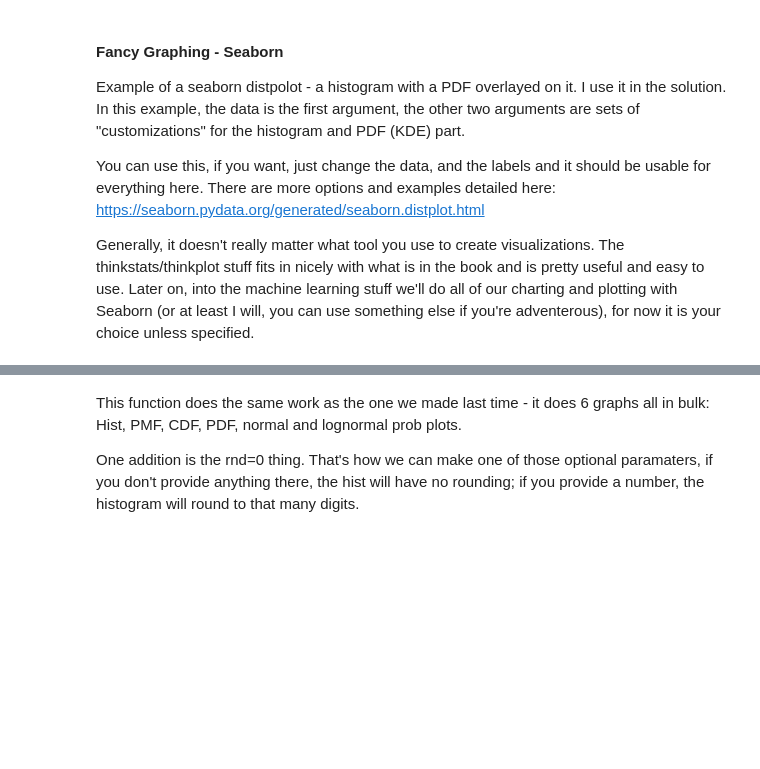
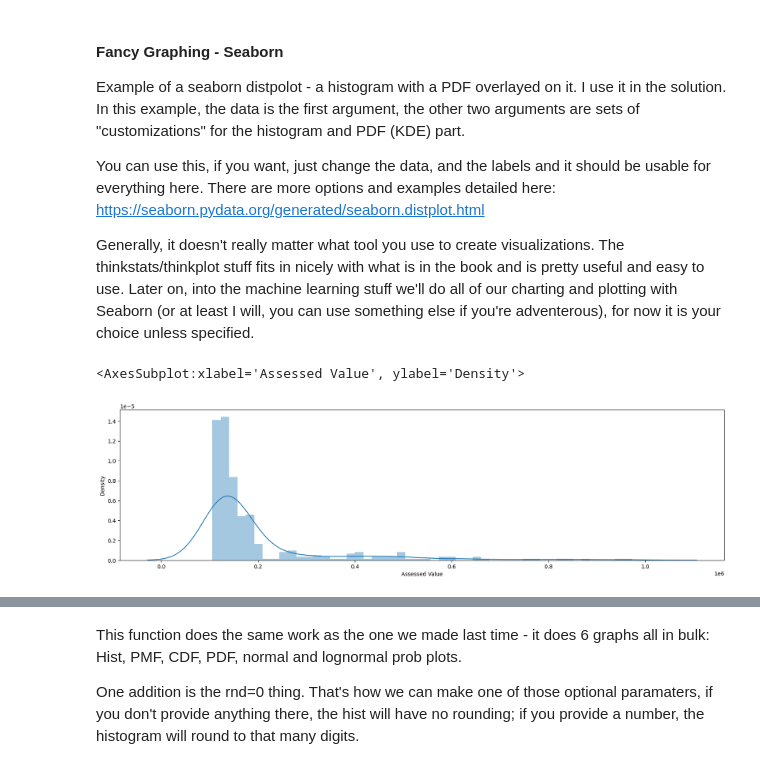
Before and after one commit to twelsah2011/Basic_Stats_in_Python_Student_Workbooks, a Jupyter notebook: 005_Var_EDA_Example_sol.ipynb, the cells around one changed output, grey strips where cells are left out. Saved outputs shown, nothing was run; the diff lists cells and outputs as text; code cells hidden in the pictures; blank space fills up the shorter version.

```diff
--- a/005_Var_EDA_Example_sol.ipynb
+++ b/005_Var_EDA_Example_sol.ipynb
@@ -35,4 +68,11 @@ You can use this, if you want, just change the data, and the labels and it shoul
 There are more options and examples detailed here: https://seaborn.pydata.org/generated/seaborn.distplot.html
 
 Generally, it doesn't really matter what tool you use to create visualizations. The thinkstats/thinkplot stuff fits in nicely with what is in the book and is pretty useful and easy to use. Later on, into the machine learning stuff we'll do all of our charting and plotting with Seaborn (or at least I will, you can use something else if you're adventerous), for now it is your choice unless specified.
+# %%
+sns.distplot(dtGlen["Assessed Value"], hist_kws={"label":"Condos"}, kde_kws={"label":"Condo PDF"},)
+#sns.distplot(glen["Assessed Value"], hist_kws={"label":"Glenora Garage"}, kde_kws={"label":"Glenora Garage PDF"},)
+#plt.show()
+# %% [output]
+<AxesSubplot:xlabel='Assessed Value', ylabel='Density'>
+[figure, added]
 # %%
```
Also changed, not shown: parts of 40 cells of this notebook, 9 other files.
